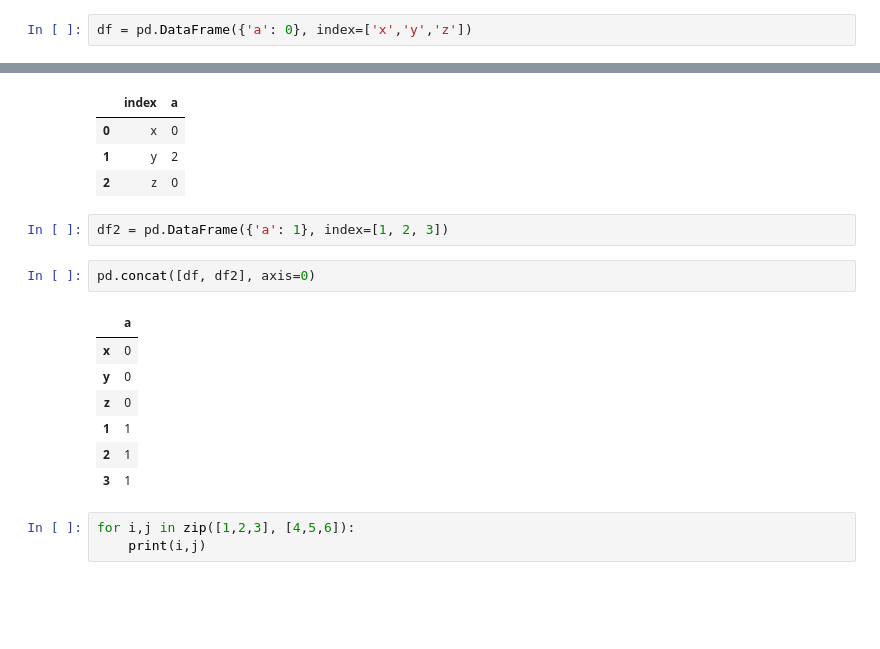
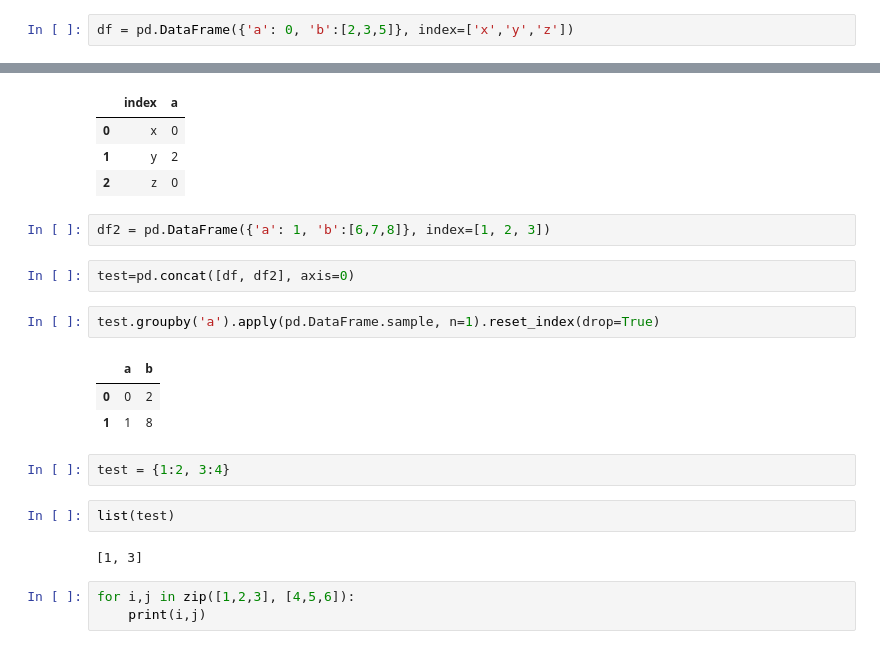
Before and after one commit to UHBristolDataScience/SMARTTDataExtraction, a Jupyter notebook: scripts/mapping_ids.ipynb, the cells around one changed output, grey strips where cells are left out. Drawn from its saved outputs; the diff is of its cells as text; blank space fills up the shorter version.

```diff
--- a/scripts/mapping_ids.ipynb
+++ b/scripts/mapping_ids.ipynb
@@ -122,7 +122,7 @@ import sqlite3
 # %%
 con = sqlite3.connect('test2.db')
 # %%
-df = pd.DataFrame({'a': 0}, index=['x','y','z'])
+df = pd.DataFrame({'a': 0, 'b':[2,3,5]}, index=['x','y','z'])
 # %%
 df.to_sql('test', con, index=True, index_label='index')
 # %% [output]
@@ -146,17 +146,21 @@ pd.read_sql("SELECT * FROM test", con)
 | 1 | y | 2 |
 | 2 | z | 0 |
 # %%
-df2 = pd.DataFrame({'a': 1}, index=[1, 2, 3])
+df2 = pd.DataFrame({'a': 1, 'b':[6,7,8]}, index=[1, 2, 3])
 # %%
-pd.concat([df, df2], axis=0)
+test=pd.concat([df, df2], axis=0)
-# %% [output]
-|  | a |
-| x | 0 |
-| y | 0 |
-| z | 0 |
-| 1 | 1 |
-| 2 | 1 |
-| 3 | 1 |
+# %%
+test.groupby('a').apply(pd.DataFrame.sample, n=1).reset_index(drop=True)
+# %% [output]
+|  | a | b |
+| 0 | 0 | 2 |
+| 1 | 1 | 8 |
+# %%
+test = {1:2, 3:4}
+# %%
+list(test)
+# %% [output]
+[1, 3]
 # %%
 for i,j in zip([1,2,3], [4,5,6]):
     print(i,j)
```
Also changed, not shown: 4 other files.
